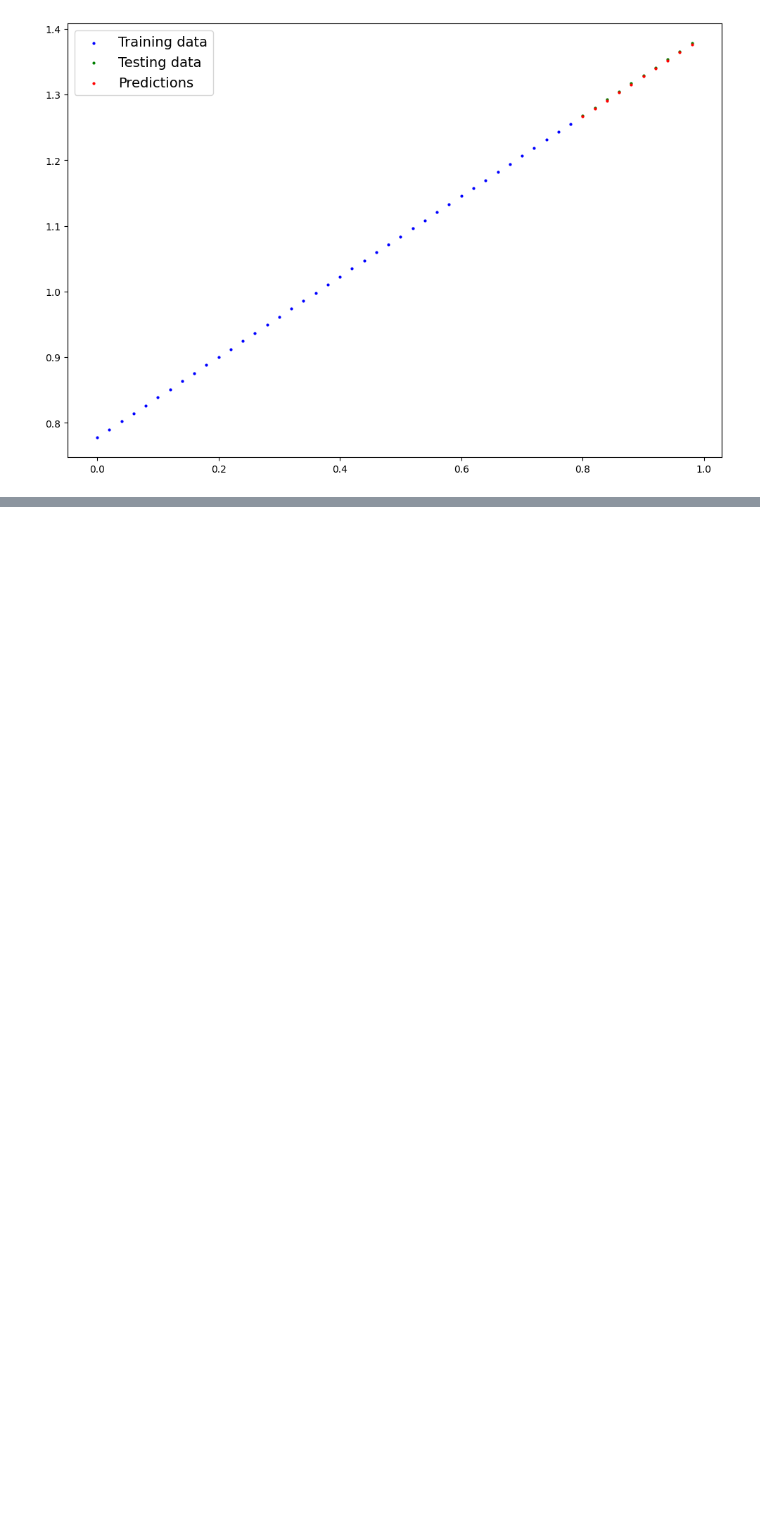
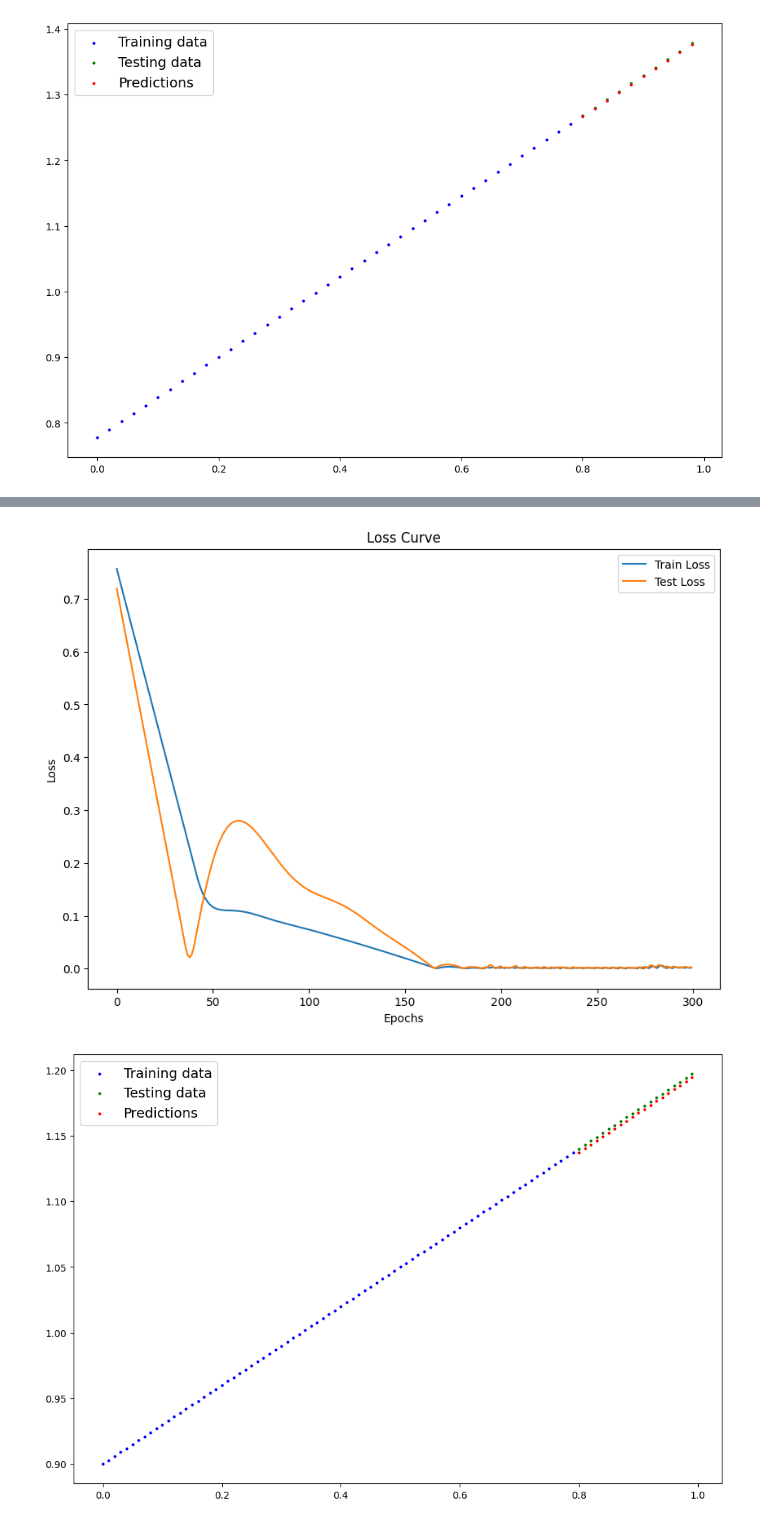
Before and after one commit to Zireael26/pytorch-deep-learning, a Jupyter notebook: my_notebooks/01_pytorch_workflow.ipynb, the cells around one changed output, grey strips where cells are left out. Drawn from its saved outputs; the diff is of its cells as text; code cells hidden in the pictures; blank space fills up the shorter version.

```diff
--- a/my_notebooks/01_pytorch_workflow.ipynb
+++ b/my_notebooks/01_pytorch_workflow.ipynb
@@ -536,0 +593,57 @@ tensor([[True],
+# %%
+loss_func = nn.L1Loss()
+optimizer = torch.optim.Adam(params=ex_model.parameters(), lr=0.01)
+
+epochs = 300
+
+# Init the empty lists to store loss values
+train_loss_values = []
+test_loss_values = []
+epoch_count = []
+
+for epoch in range(epochs):
+    # 0. Set mnodel to training mode
+    ex_model.train()
+
+    # 1. Forward Pass
+    y_preds = ex_model(X_train)
+
+    # 2. Calculate the loss
+    loss = loss_func(y_preds, y_train)
+
+    # 3. Zero the gradients
+    optimizer.zero_grad()
+
+    # 4. Backward pass
+    loss.backward()
+
+    # 5. Update parameters
+    optimizer.step()
+
+    # Testing the model
+    ex_model.eval()
+    with torch.inference_mode():
+        test_preds = ex_model(X_test)
+        test_loss = loss_func(test_preds, y_test)
+
+        if epoch % 20 == 0:
+            print(f"Epoch: {epoch} | Train Loss: {loss:.4f} | Test Loss: {test_loss:.4f}")
+
+    # Store the loss values for plotting later
+    train_loss_values.append(loss.cpu().item())
+    test_loss_values.append(test_loss.cpu().item())
+    epoch_count.append(epoch)
+
+plt.figure(figsize=(10, 7))
+plt.plot(epoch_count, train_loss_values, label="Train Loss")
+plt.plot(epoch_count, test_loss_values, label="Test Loss")
+plt.title("Loss Curve")
+plt.xlabel("Epochs")
+plt.ylabel("Loss")
+plt.legend()
+plt.show()
+
+with torch.inference_mode():
+    y_preds = ex_model(X_test)
+    plot_predictions(X_train.cpu(), y_train.cpu(), X_test.cpu(), y_test.cpu(), y_preds.cpu())
+# %% [output]
@@ -536,0 +665,2 @@ tensor([[True],
+[figure, added]
+[figure, added]
```
Also changed, not shown: parts of 6 cells of this notebook, 1 other file.
